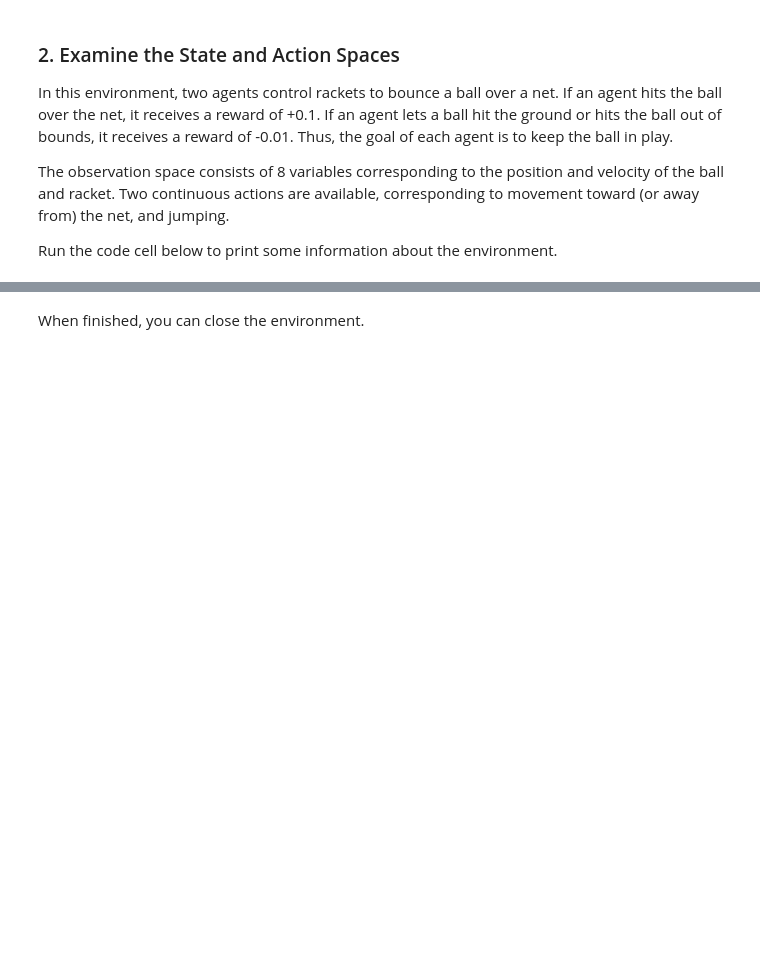
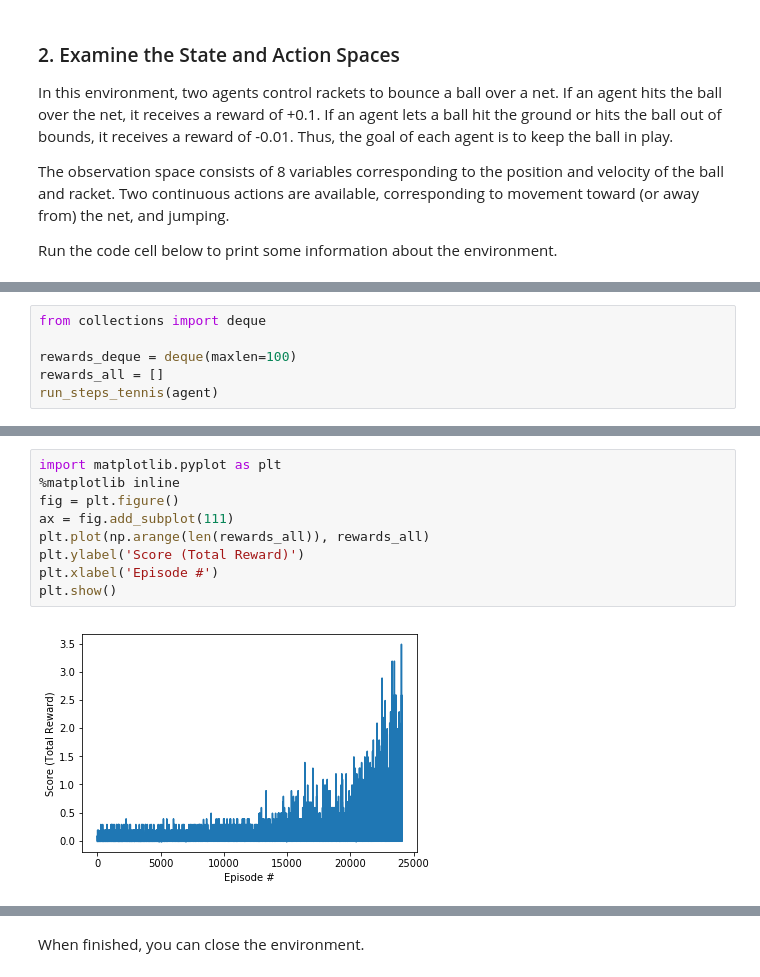
Before and after one commit to JBielan/DRLND-Project3, a Jupyter notebook: Tennis.ipynb, the cells around one changed output, grey strips where cells are left out. Drawn from its saved outputs; the diff is of its cells as text; blank space fills up the shorter version.

```diff
--- a/Tennis.ipynb
+++ b/Tennis.ipynb
@@ -117,0 +383,6 @@ Score (max over agents) from episode 5: 0.0
+# %%
+from collections import deque
+
+rewards_deque = deque(maxlen=100)
+rewards_all = []
+run_steps_tennis(agent)
@@ -117,0 +407,11 @@ Score (max over agents) from episode 5: 0.0
+# %%
+import matplotlib.pyplot as plt
+%matplotlib inline
+fig = plt.figure()
+ax = fig.add_subplot(111)
+plt.plot(np.arange(len(rewards_all)), rewards_all)
+plt.ylabel('Score (Total Reward)')
+plt.xlabel('Episode #')
+plt.show()
+# %% [output]
+[figure, added]
```
Also changed, not shown: parts of 38 cells of this notebook, 10 other files.
